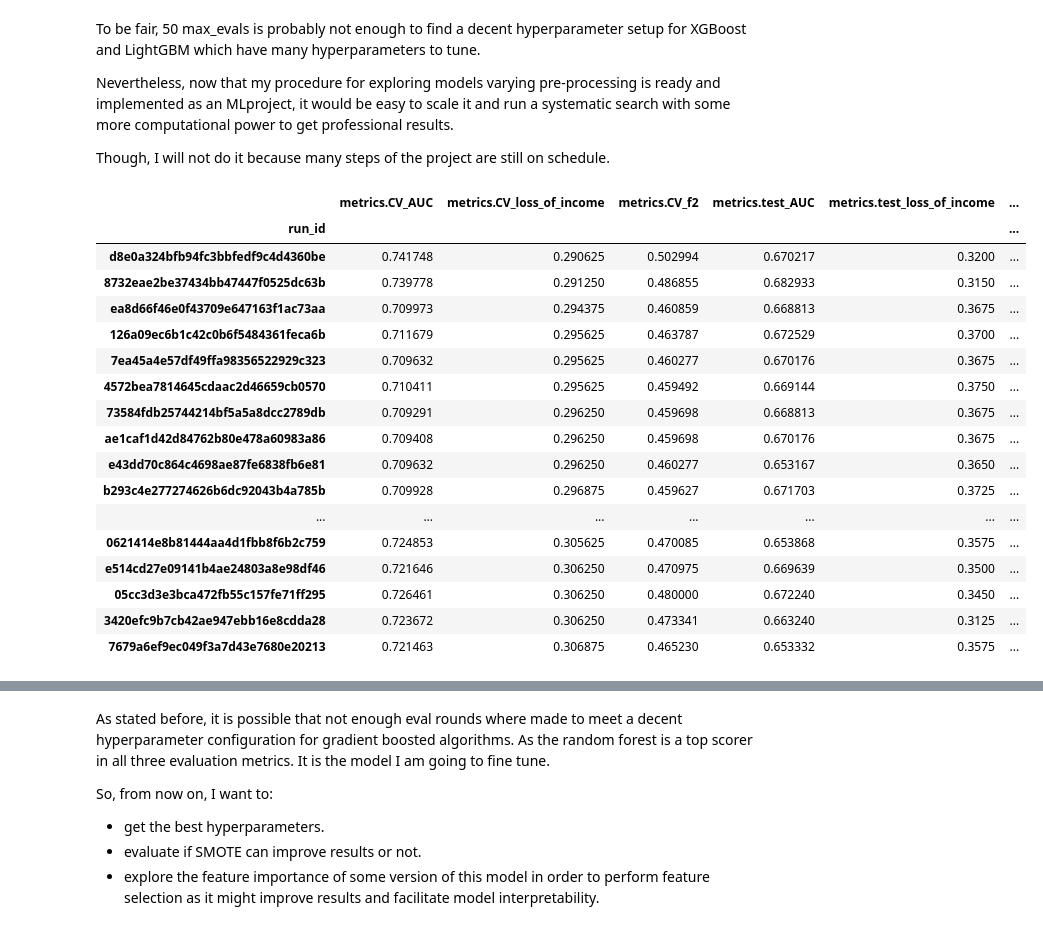
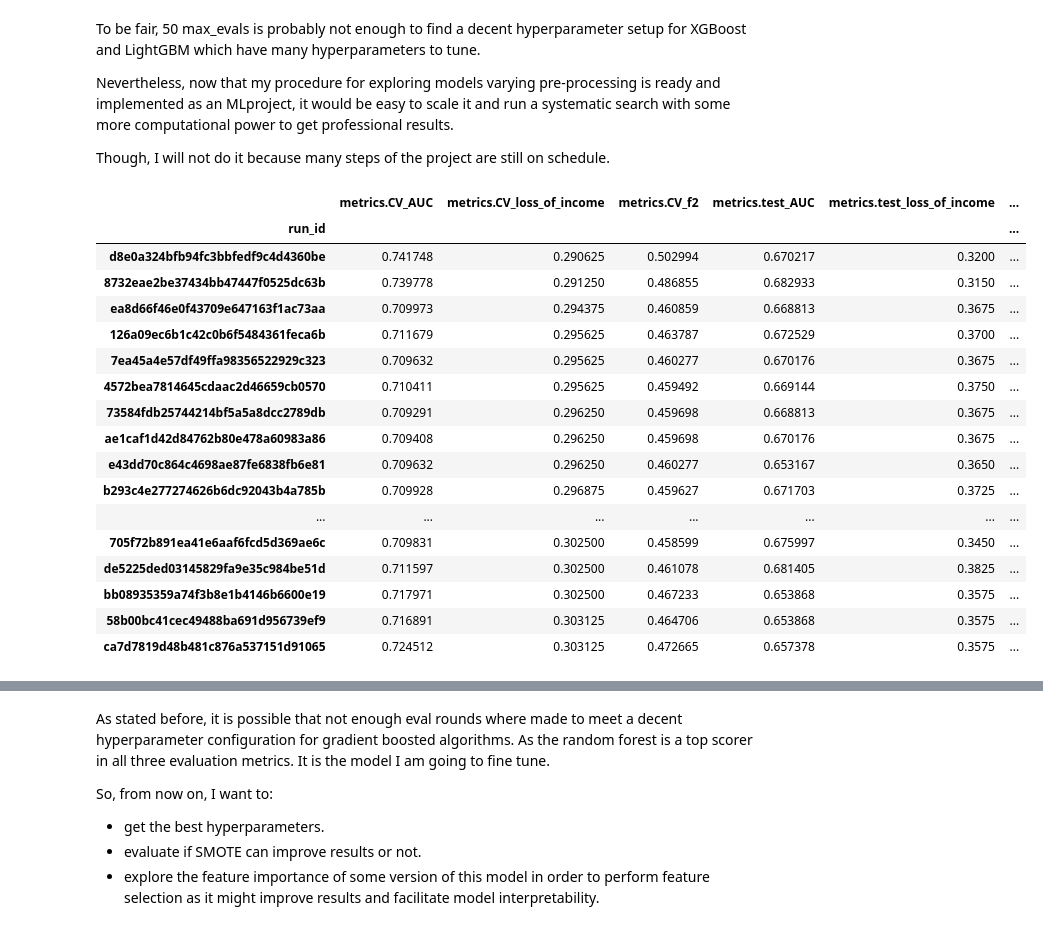
Before and after one commit to JulienfLeBoucher/OC_MLOps_credit_scoring, a Jupyter notebook: explore_mlflow_tracking.ipynb, the cells around one changed output, grey strips where cells are left out. Saved outputs shown, nothing was run; the diff lists cells and outputs as text; code cells hidden in the pictures.

```diff
--- a/explore_mlflow_tracking.ipynb
+++ b/explore_mlflow_tracking.ipynb
@@ -165,26 +165,26 @@ exp_name = 'all_fts_minmax_knn'
 exp_id = utils.get_exp_id_from_exp_name(exp_name)
 results = utils.get_runs_information(exp_id, light_version=True)
 # %%
-results.head(50)
+results.head(30)
 # %% [output]
 |  | metrics.CV_AUC | metrics.CV_loss_of_income | metrics.CV_f2 | metrics.test_AUC | metrics.test_loss_of_income | ... |
 | run_id |  |  |  |  |  | ... |
 | d8e0a324bfb94fc3bbfedf9c4d4360be | 0.741748 | 0.290625 | 0.502994 | 0.670217 | 0.3200 | ... |
 | 8732eae2be37434bb47447f0525dc63b | 0.739778 | 0.291250 | 0.486855 | 0.682933 | 0.3150 | ... |
 | ea8d66f46e0f43709e647163f1ac73aa | 0.709973 | 0.294375 | 0.460859 | 0.668813 | 0.3675 | ... |
 | 126a09ec6b1c42c0b6f5484361feca6b | 0.711679 | 0.295625 | 0.463787 | 0.672529 | 0.3700 | ... |
 | 7ea45a4e57df49ffa98356522929c323 | 0.709632 | 0.295625 | 0.460277 | 0.670176 | 0.3675 | ... |
 | 4572bea7814645cdaac2d46659cb0570 | 0.710411 | 0.295625 | 0.459492 | 0.669144 | 0.3750 | ... |
 | 73584fdb25744214bf5a5a8dcc2789db | 0.709291 | 0.296250 | 0.459698 | 0.668813 | 0.3675 | ... |
 | ae1caf1d42d84762b80e478a60983a86 | 0.709408 | 0.296250 | 0.459698 | 0.670176 | 0.3675 | ... |
 | e43dd70c864c4698ae87fe6838fb6e81 | 0.709632 | 0.296250 | 0.460277 | 0.653167 | 0.3650 | ... |
 | b293c4e277274626b6dc92043b4a785b | 0.709928 | 0.296875 | 0.459627 | 0.671703 | 0.3725 | ... |
 | ... | ... | ... | ... | ... | ... | ... |
-| 0621414e8b81444aa4d1fbb8f6b2c759 | 0.724853 | 0.305625 | 0.470085 | 0.653868 | 0.3575 | ... |
-| e514cd27e09141b4ae24803a8e98df46 | 0.721646 | 0.306250 | 0.470975 | 0.669639 | 0.3500 | ... |
-| 05cc3d3e3bca472fb55c157fe71ff295 | 0.726461 | 0.306250 | 0.480000 | 0.672240 | 0.3450 | ... |
-| 3420efc9b7cb42ae947ebb16e8cdda28 | 0.723672 | 0.306250 | 0.473341 | 0.663240 | 0.3125 | ... |
-| 7679a6ef9ec049f3a7d43e7680e20213 | 0.721463 | 0.306875 | 0.465230 | 0.653332 | 0.3575 | ... |
+| 705f72b891ea41e6aaf6fcd5d369ae6c | 0.709831 | 0.302500 | 0.458599 | 0.675997 | 0.3450 | ... |
+| de5225ded03145829fa9e35c984be51d | 0.711597 | 0.302500 | 0.461078 | 0.681405 | 0.3825 | ... |
+| bb08935359a74f3b8e1b4146b6600e19 | 0.717971 | 0.302500 | 0.467233 | 0.653868 | 0.3575 | ... |
+| 58b00bc41cec49488ba691d956739ef9 | 0.716891 | 0.303125 | 0.464706 | 0.653868 | 0.3575 | ... |
+| ca7d7819d48b481c876a537151d91065 | 0.724512 | 0.303125 | 0.472665 | 0.657378 | 0.3575 | ... |
 # %%
 scorers = utils.my_Scorers
 # %%
```
Also changed, not shown: parts of 8 cells of this notebook.
